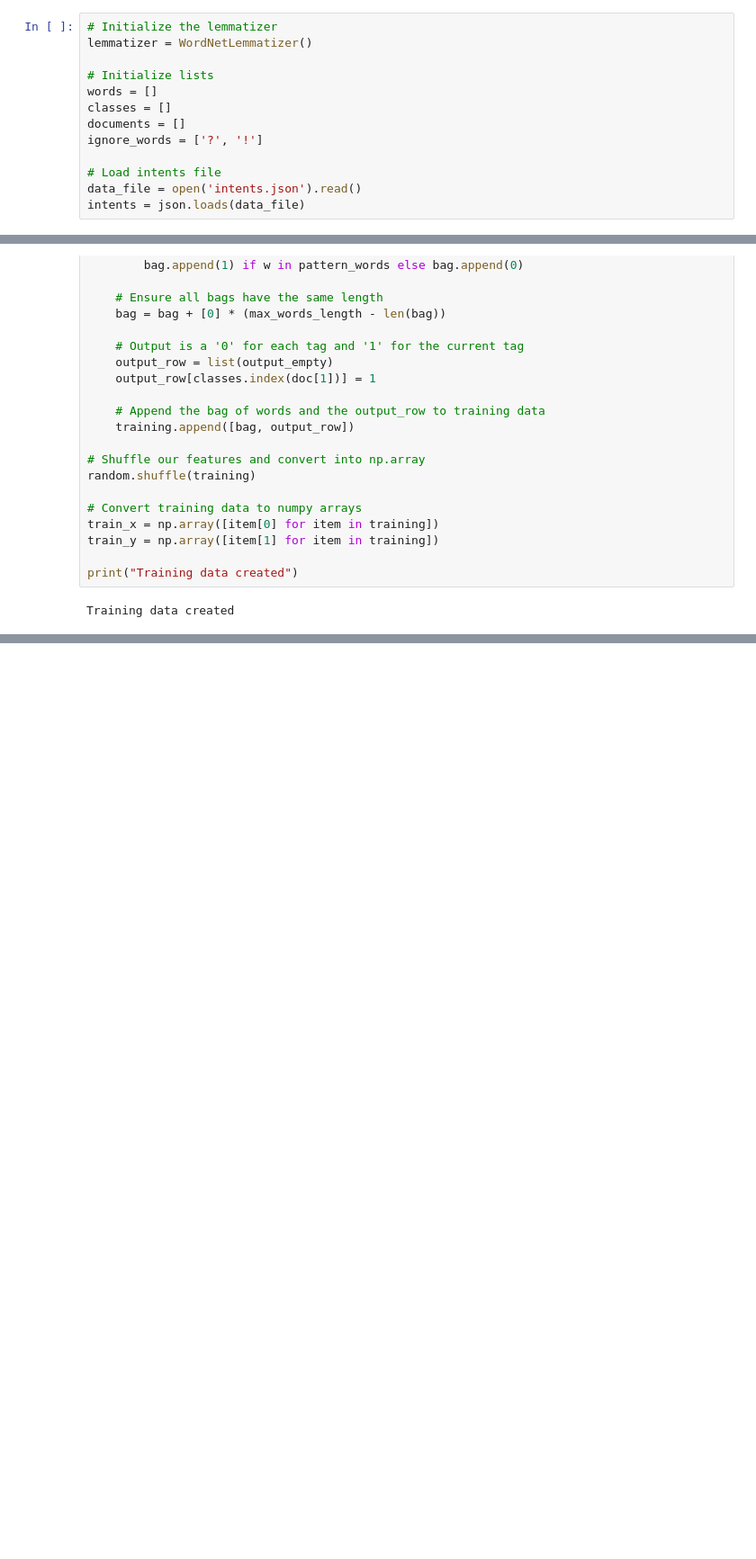
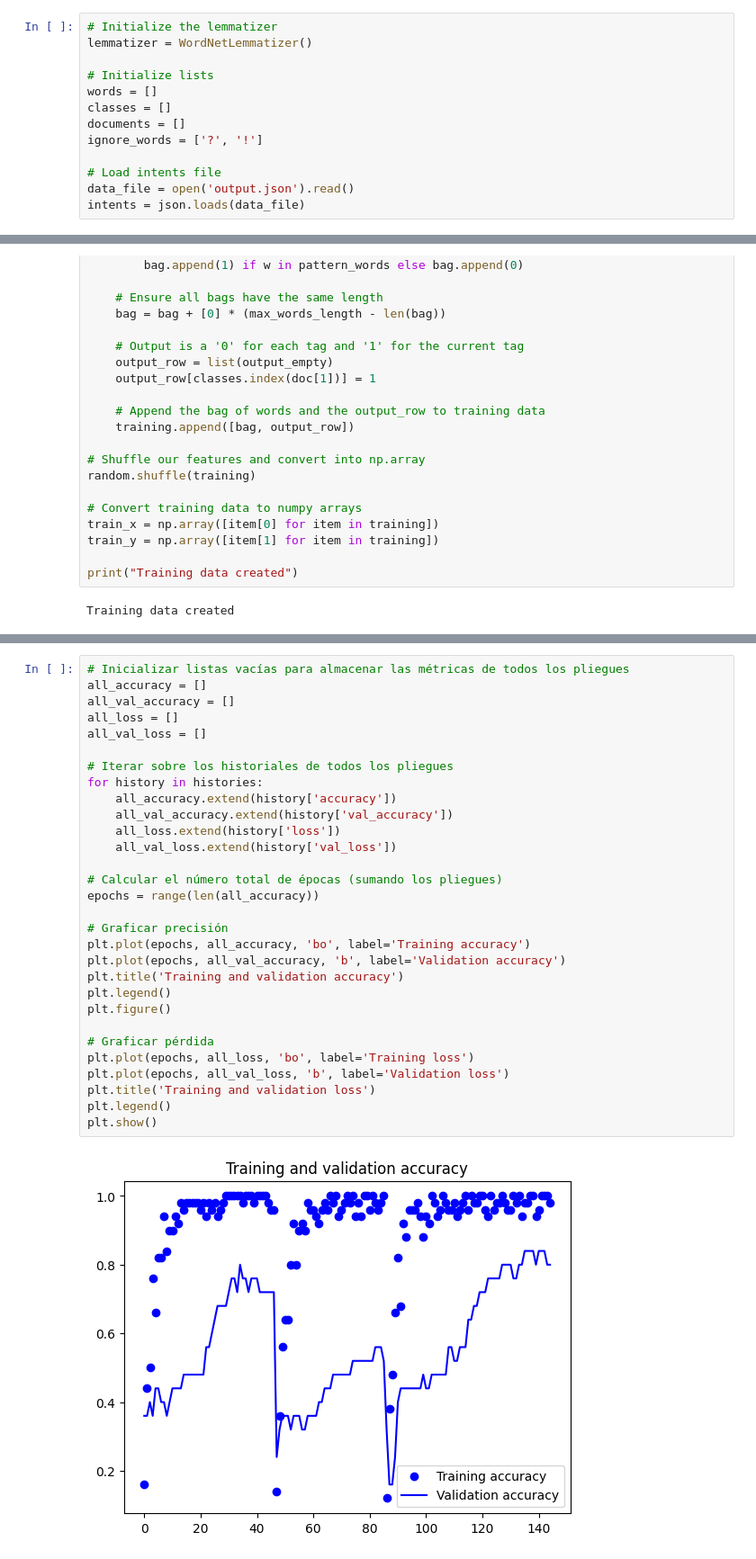
Before and after one commit to niffelheim87/Chatbot, a Jupyter notebook: train_chatbot.ipynb, the cells around one changed output, grey strips where cells are left out. Shown: that part at 90% size. Saved outputs shown, nothing was run; the diff lists cells and outputs as text; blank space fills up the shorter version.

```diff
--- a/train_chatbot.ipynb
+++ b/train_chatbot.ipynb
@@ -21,7 +32,7 @@ documents = []
 ignore_words = ['?', '!']
 
 # Load intents file
-data_file = open('intents.json').read()
+data_file = open('output.json').read()
 intents = json.loads(data_file)
 # %%
 # Obtener el directorio actual del proyecto
@@ -173,0 +231,32 @@ Model created
+# %%
+# Inicializar listas vacías para almacenar las métricas de todos los pliegues
+all_accuracy = []
+all_val_accuracy = []
+all_loss = []
+all_val_loss = []
+
+# Iterar sobre los historiales de todos los pliegues
+for history in histories:
+    all_accuracy.extend(history['accuracy'])
+    all_val_accuracy.extend(history['val_accuracy'])
+    all_loss.extend(history['loss'])
+    all_val_loss.extend(history['val_loss'])
+
+# Calcular el número total de épocas (sumando los pliegues)
+epochs = range(len(all_accuracy))
+
+# Graficar precisión
+plt.plot(epochs, all_accuracy, 'bo', label='Training accuracy')
+plt.plot(epochs, all_val_accuracy, 'b', label='Validation accuracy')
+plt.title('Training and validation accuracy')
+plt.legend()
+plt.figure()
+
+# Graficar pérdida
+plt.plot(epochs, all_loss, 'bo', label='Training loss')
+plt.plot(epochs, all_val_loss, 'b', label='Validation loss')
+plt.title('Training and validation loss')
+plt.legend()
+plt.show()
+# %% [output]
+[figure, added]
```
Also changed, not shown: parts of 9 cells of this notebook, 1 other file.
